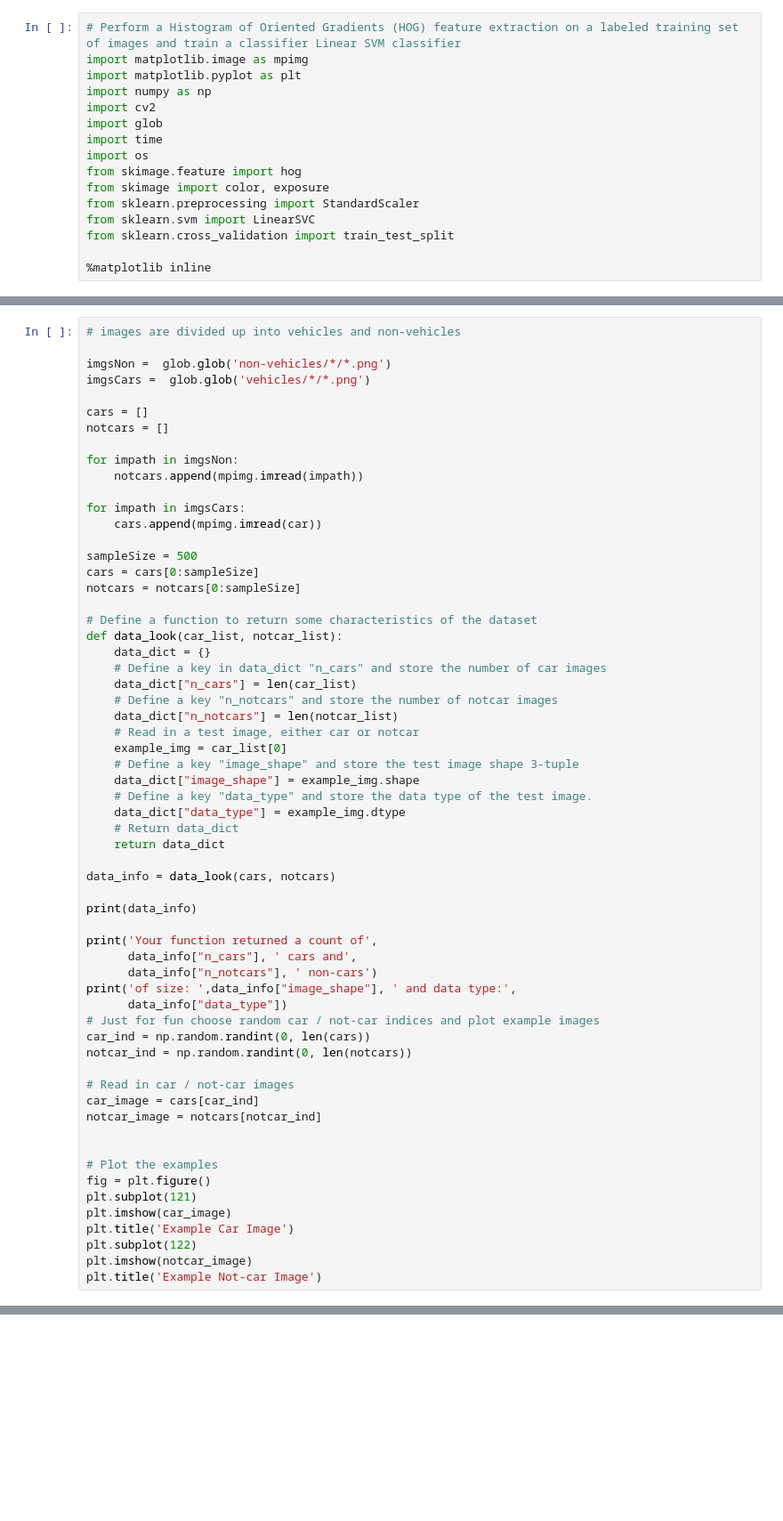
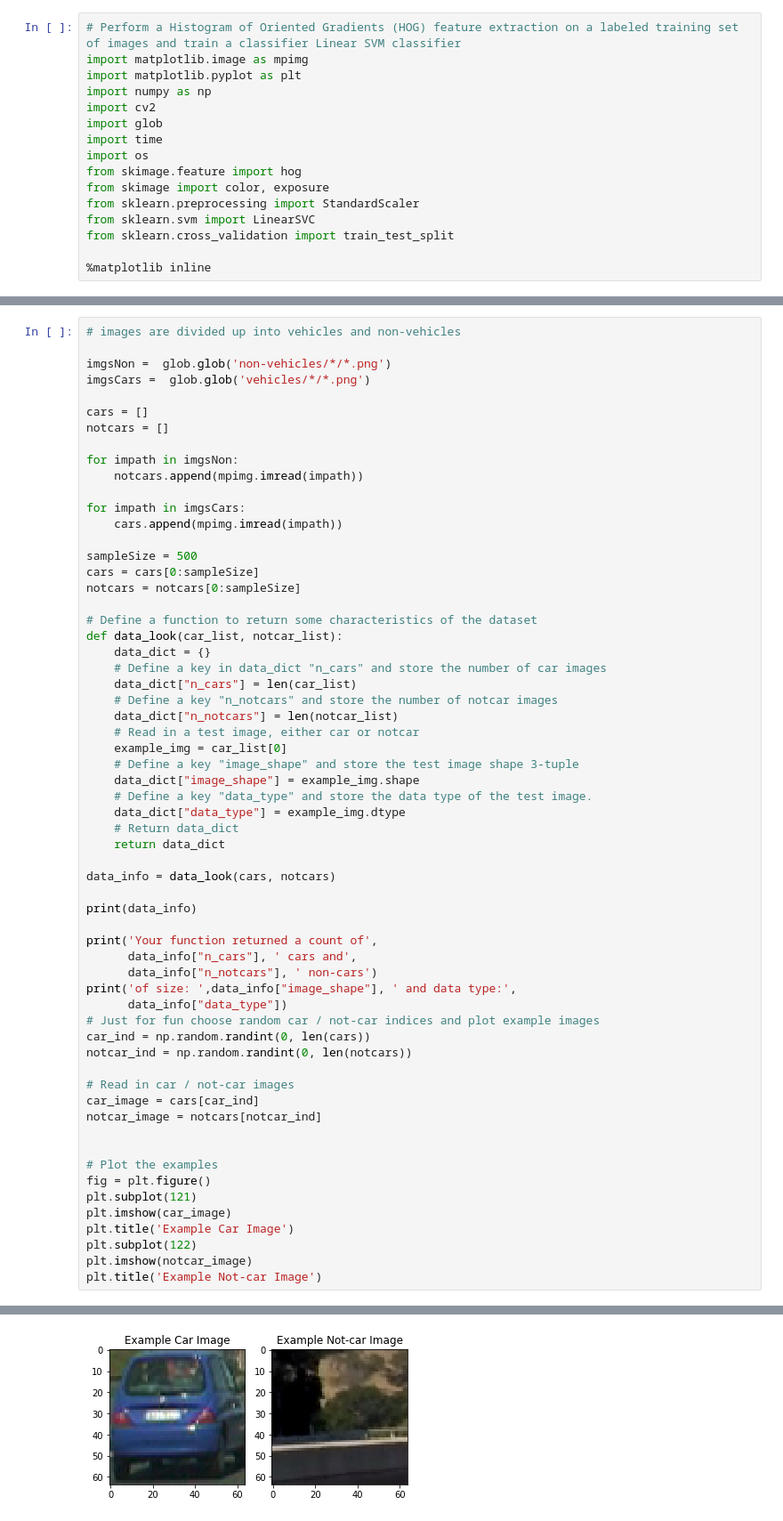
Before and after one commit to joelpou/vehicle-detection, a Jupyter notebook: carDetection.ipynb, the cells around one changed output, grey strips where cells are left out. Shown: that part at 89% size. Drawn from its saved outputs; the diff is of its cells as text; blank space fills up the shorter version.

```diff
--- a/carDetection.ipynb
+++ b/carDetection.ipynb
@@ -27,7 +29,7 @@ for impath in imgsNon:
     notcars.append(mpimg.imread(impath))
 
 for impath in imgsCars:
-    cars.append(mpimg.imread(car))
+    cars.append(mpimg.imread(impath))
 
 sampleSize = 500
 cars = cars[0:sampleSize]
@@ -79,0 +85 @@ NameError: name 'car' is not defined
+[figure, added]
```
Also changed, not shown: parts of 13 cells of this notebook, 1 other file.
